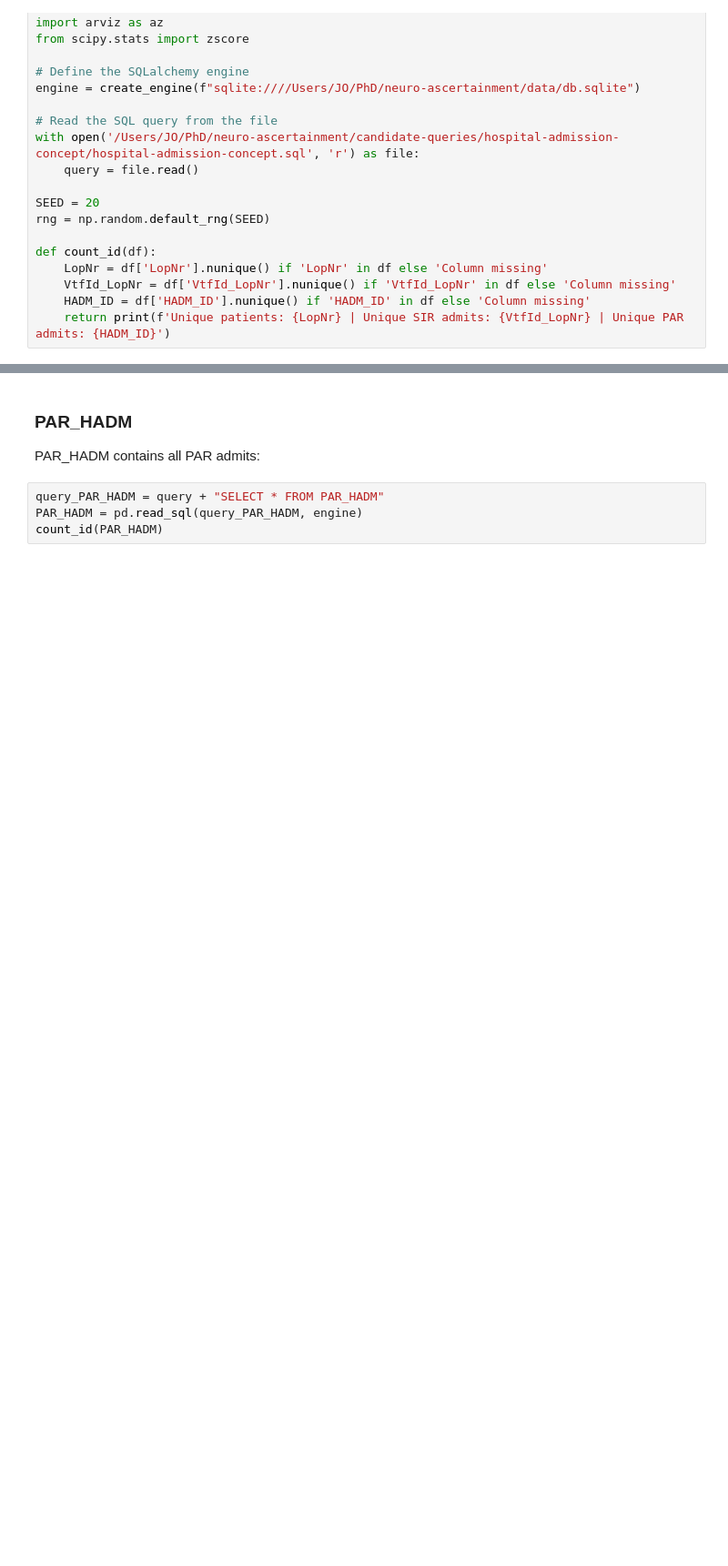
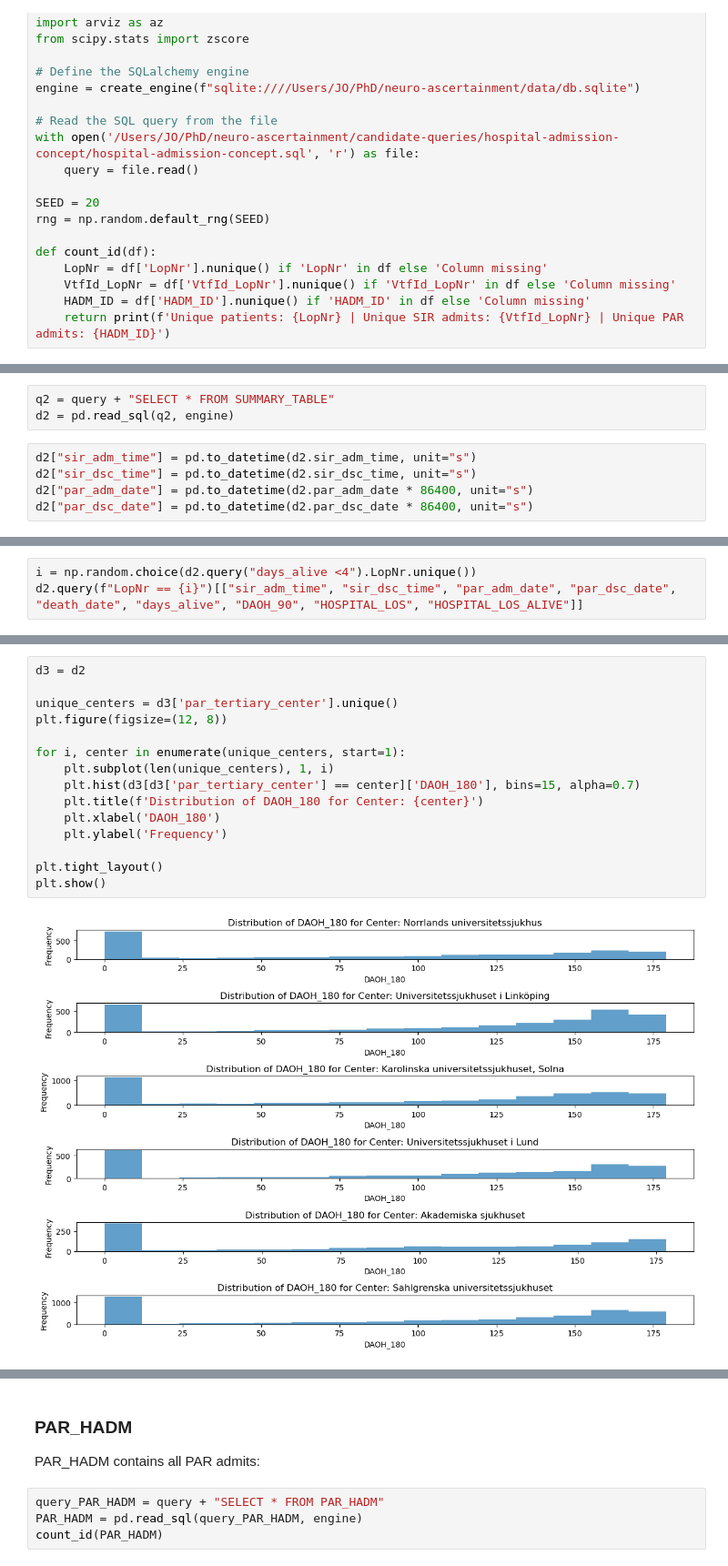
Before and after one commit to johol355/neuro-ascertainment, a Jupyter notebook: candidate-queries/hospital-admission-concept/hospital-admission-concept.ipynb, the cells around one changed output, grey strips where cells are left out. Shown at 91% size. Drawn from its saved outputs; the diff is of its cells as text; blank space fills up the shorter version.

```diff
--- a/candidate-queries/hospital-admission-concept/hospital-admission-concept.ipynb
+++ b/candidate-queries/hospital-admission-concept/hospital-admission-concept.ipynb
@@ -26,0 +40,8 @@ def count_id(df):
+# %%
+q2 = query + "SELECT * FROM SUMMARY_TABLE"
+d2 = pd.read_sql(q2, engine)
+# %%
+d2["sir_adm_time"] = pd.to_datetime(d2.sir_adm_time, unit="s")
+d2["sir_dsc_time"] = pd.to_datetime(d2.sir_dsc_time, unit="s")
+d2["par_adm_date"] = pd.to_datetime(d2.par_adm_date * 86400, unit="s")
+d2["par_dsc_date"] = pd.to_datetime(d2.par_dsc_date * 86400, unit="s")
@@ -26,0 +64,3 @@ def count_id(df):
+# %%
+i = np.random.choice(d2.query("days_alive <4").LopNr.unique())
+d2.query(f"LopNr == {i}")[["sir_adm_time", "sir_dsc_time", "par_adm_date", "par_dsc_date", "death_date", "days_alive", "DAOH_90", "HOSPITAL_LOS", "HOSPITAL_LOS_ALIVE"]]
@@ -26,0 +81,17 @@ def count_id(df):
+# %%
+d3 = d2
+
+unique_centers = d3['par_tertiary_center'].unique()
+plt.figure(figsize=(12, 8))
+
+for i, center in enumerate(unique_centers, start=1):
+    plt.subplot(len(unique_centers), 1, i)
+    plt.hist(d3[d3['par_tertiary_center'] == center]['DAOH_180'], bins=15, alpha=0.7)
+    plt.title(f'Distribution of DAOH_180 for Center: {center}')
+    plt.xlabel('DAOH_180')
+    plt.ylabel('Frequency')
+
+plt.tight_layout()
+plt.show()
+# %% [output]
+[figure, added]
```
Also changed, not shown: parts of 7 cells of this notebook, 2 other files.
